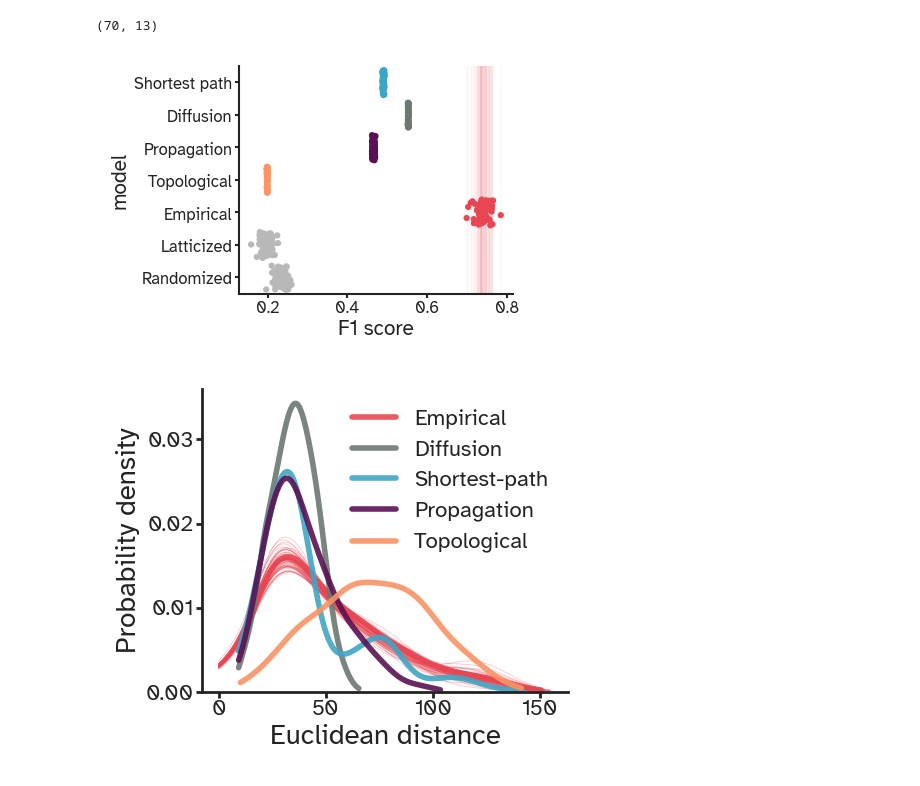
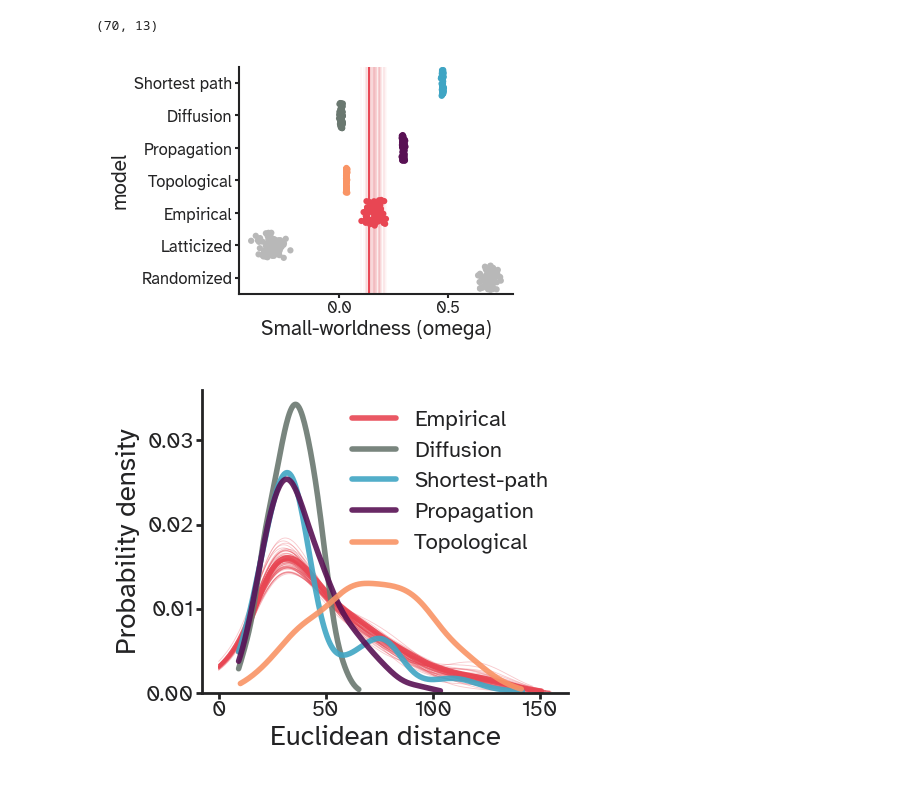
Before and after one commit to kuffmode/Optimal_networks, a Jupyter notebook: generative_analysis.ipynb, the cells around one changed output. Saved outputs shown, nothing was run; the diff lists cells and outputs as text; code cells hidden in the pictures.

Commit message:
with omega plot

```diff
--- a/generative_analysis.ipynb
+++ b/generative_analysis.ipynb
@@ -312,6 +286,9 @@ for subject in tqdm(range(all_connectivities.shape[2])):
 
 np.save("datasets/human/randomized_networks.npy",randomized_networks)
 np.save("datasets/human/latticized_networks.npy",latticized_networks)
+# %%
+randomized_networks = np.load("datasets/human/randomized_networks.npy")
+latticized_networks = np.load("datasets/human/latticized_networks.npy")
 # %%
 randomized_measures = compute_graph_metrics_parallel(randomized_networks,
                                                      connectivity,
@@ -352,6 +329,7 @@ consensus_measures[5] = calculate_wiring_cost(connectivity,euclidean_dis)
 G = nx.from_numpy_array(connectivity)
 consensus_measures[6] = nx.average_clustering(G)
 consensus_measures[7] = nx.degree_assortativity_coefficient(G)
+consensus_measures[8] = compute_omega(connectivity)
 consensus_measures = pd.DataFrame([consensus_measures], columns=measure_labels)
 consensus_measures.to_csv("results/consensus_measures.csv",index=False)
 # %%
@@ -392,26 +370,26 @@ colors = [viz_colors["colds"]["LAKE_BLUE"],
           viz_colors["neutrals"]["GRAY"]]
 # %%
 plt.figure(figsize=(viz.cm_to_inch((6,5))), dpi=150)
-measure = "F1 score"
+measure = "small-worldness"
 sns.stripplot(data=all_measures,
               y="model",
               x=measure,
               hue="model",
               size=3,
               jitter=0.4,
               palette=colors)
 
 empirical_values = all_measures[all_measures['model'] == 'Empirical'][measure]
 for value in empirical_values:
     plt.axvline(value, color=viz_colors["warms"]["LECKER_RED"], alpha=0.03)
-#plt.axvline(consensus_measures[measure].values[0], color=viz_colors["warms"]["LECKER_RED"], lw=1)
-plt.xlabel(measure.capitalize())
+plt.axvline(consensus_measures[measure].values[0], color=viz_colors["warms"]["LECKER_RED"], lw=1)
+plt.xlabel(measure.capitalize()+" (omega)")
 
-#plt.xlim(0,.2)
+#plt.xlim(-0.03,0.32)
 sns.despine()
 plt.savefig(f"figures/res1_allconns_{measure}_stripplot.pdf",dpi=600,bbox_inches='tight');
 # %% [output]
-[figure, old version]
+[figure, new version]
 # %%
 plt.figure(figsize=(viz.cm_to_inch((6,5))), dpi=200)
 cumu = False
```
Also changed, not shown: parts of 20 cells of this notebook, 5 other files.
